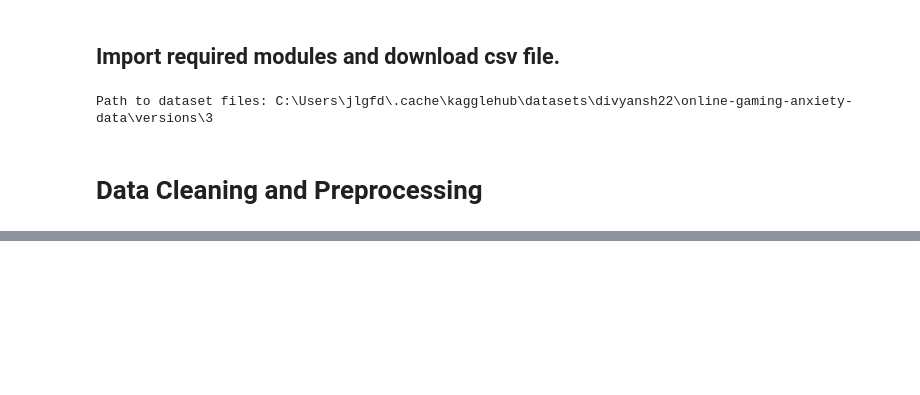
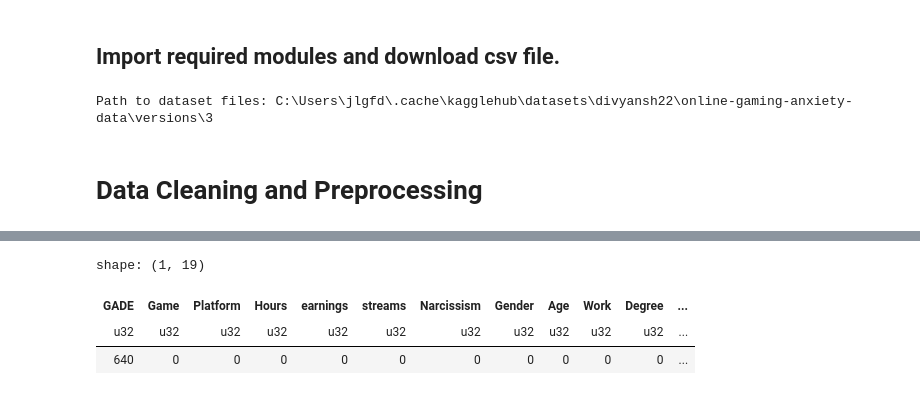
Before and after one commit to JeanLucGaffud/Statistical-Modeling-and-Simulation-Project, a Jupyter notebook: main.ipynb, the cells around one changed output, grey strips where cells are left out. Saved outputs shown, nothing was run; the diff lists cells and outputs as text; code cells hidden in the pictures; blank space fills up the shorter version.

```diff
--- a/main.ipynb
+++ b/main.ipynb
@@ -61,0 +87,6 @@ shape: (5,)
+# %%
+df_clean = df_clean.drop_nulls("Narcissism")
+# %%
+df_clean = df_clean.drop_nulls("streams")
+# %%
+df_clean = df_clean.drop_nulls("Work")
@@ -61,0 +117,3 @@ shape: (5,)
+# %%
+df_clean = df_clean.with_columns(pl.col("whyplay").str.to_lowercase())
+df_clean = df_clean.with_columns(pl.col("League").str.to_lowercase())
@@ -61,0 +275,7 @@ shape: (5,)
+# %%
+df_clean.null_count()
+# %% [output]
+shape: (1, 19)
+| GADE | Game | Platform | Hours | earnings | streams | Narcissism | Gender | Age | Work | Degree | ... |
+| u32 | u32 | u32 | u32 | u32 | u32 | u32 | u32 | u32 | u32 | u32 | ... |
+| 640 | 0 | 0 | 0 | 0 | 0 | 0 | 0 | 0 | 0 | 0 | ... |
```
Also changed, not shown: parts of 15 cells of this notebook.
